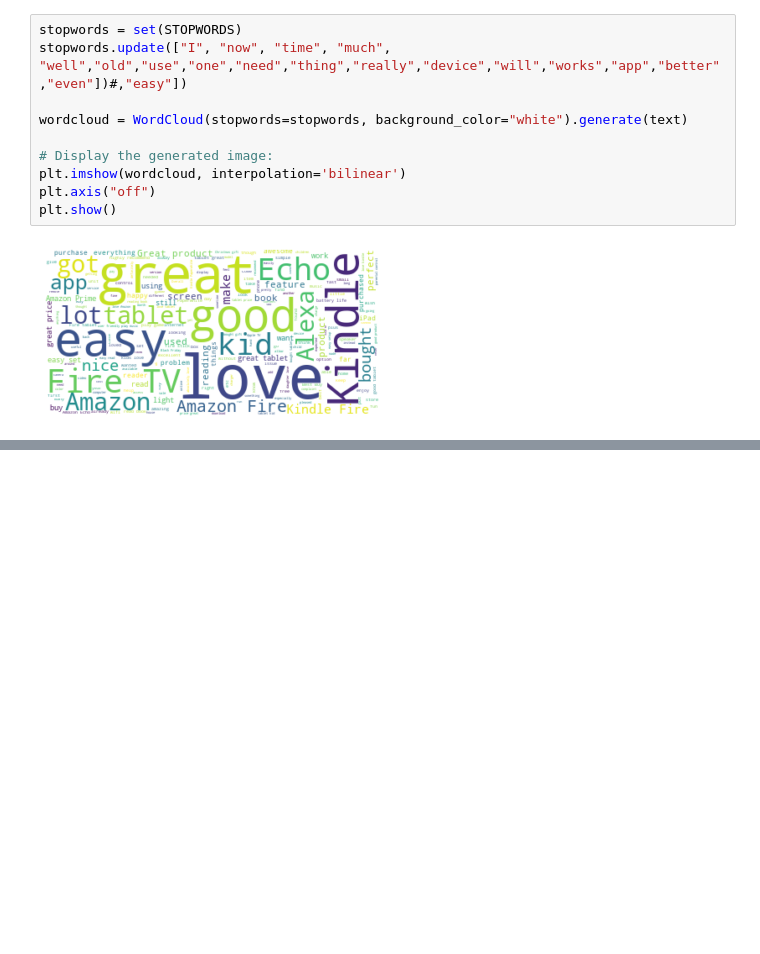
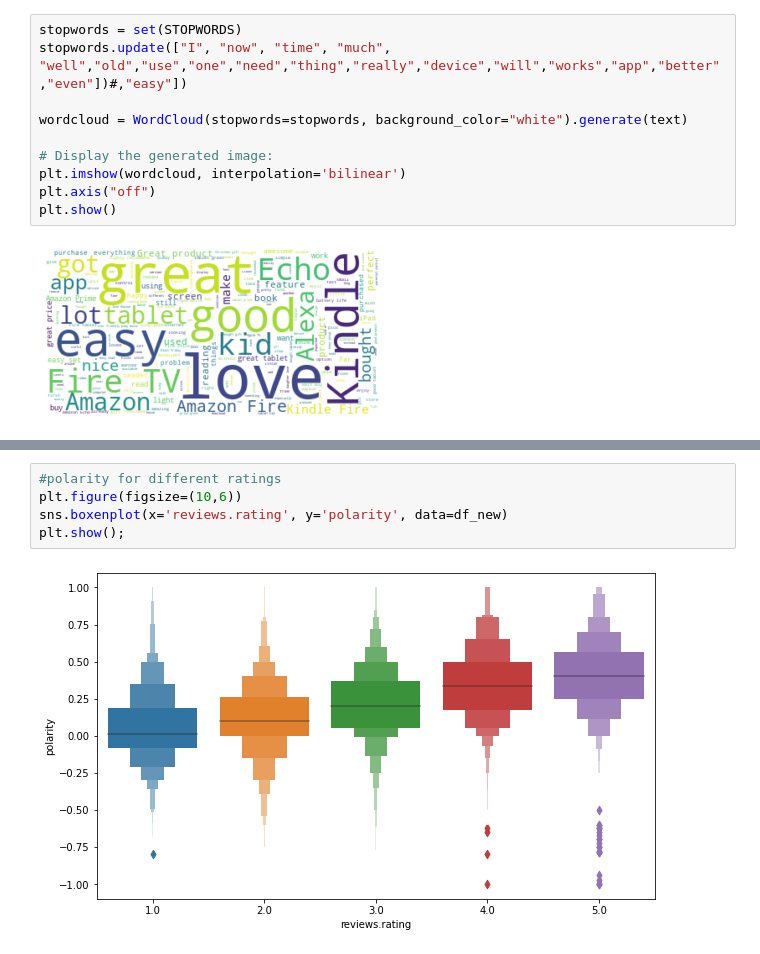
Before and after one commit to MSBX5420/Team-Mount-Lincoln, a Jupyter notebook: Sentiment_Analysis.ipynb, the cells around one changed output, grey strips where cells are left out. Drawn from its saved outputs; the diff is of its cells as text; blank space fills up the shorter version.

```diff
--- a/Sentiment_Analysis.ipynb
+++ b/Sentiment_Analysis.ipynb
@@ -107,0 +136,7 @@ plt.show()
+# %%
+#polarity for different ratings
+plt.figure(figsize=(10,6))
+sns.boxenplot(x='reviews.rating', y='polarity', data=df_new)
+plt.show();
+# %% [output]
+[figure, added]
```
Also changed, not shown: parts of 2 cells of this notebook.
